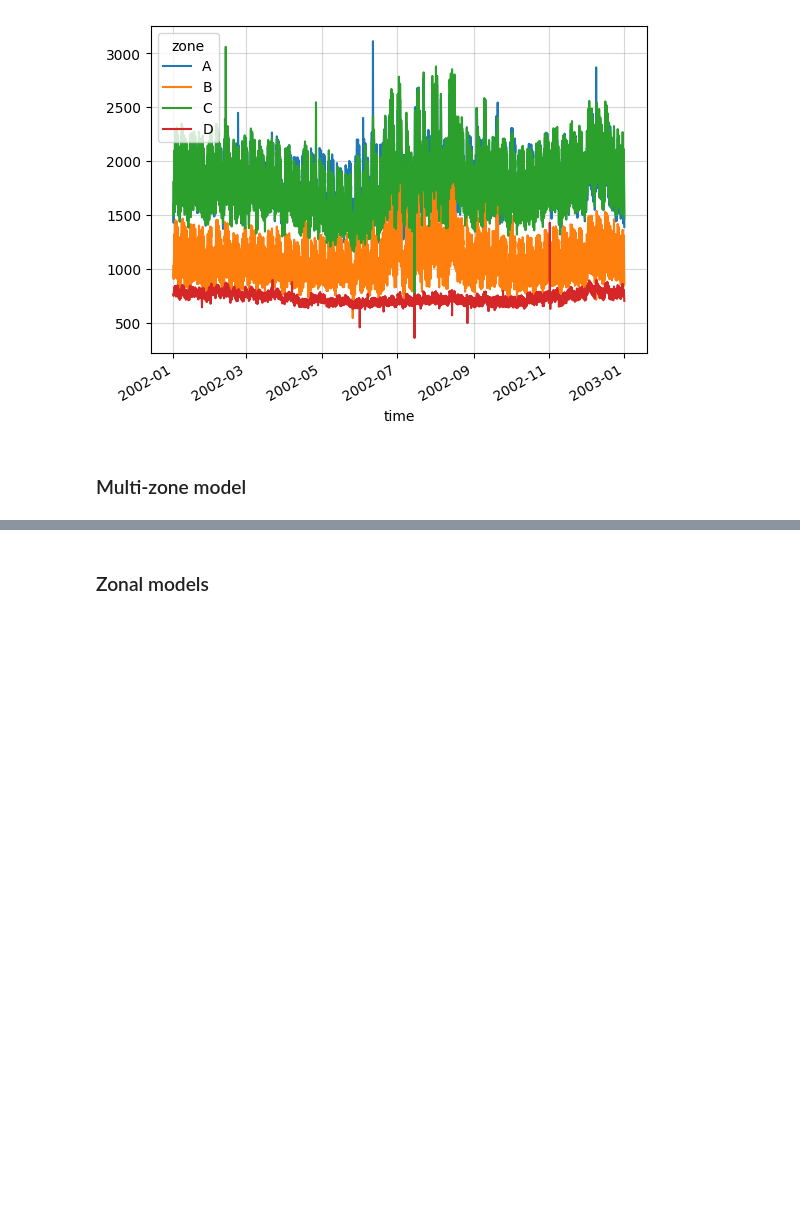
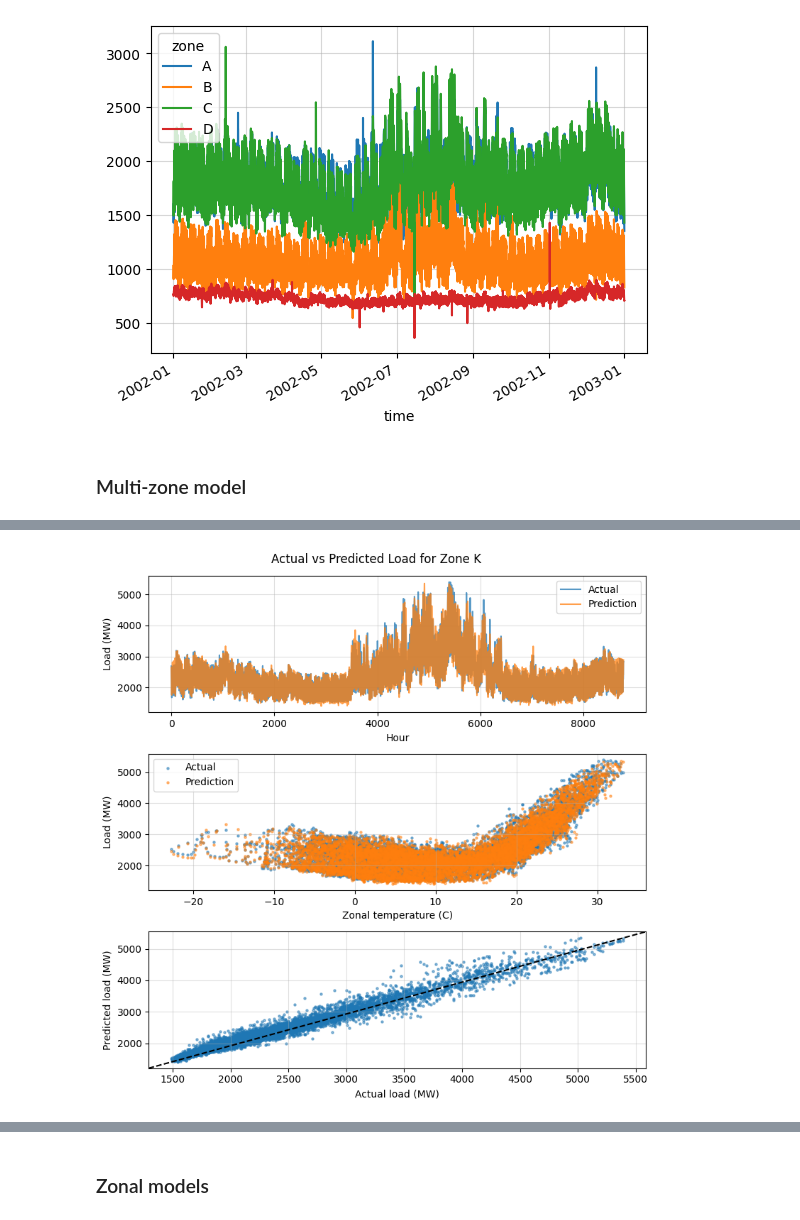
Before and after one commit to reyli4/acorn-julia, a Jupyter notebook: scripts/02_load_modeling/02_model.ipynb, the cells around one changed output, grey strips where cells are left out. Drawn from its saved outputs; the diff is of its cells as text; code cells hidden in the pictures; blank space fills up the shorter version.

```diff
--- a/scripts/02_load_modeling/02_model.ipynb
+++ b/scripts/02_load_modeling/02_model.ipynb
@@ -102,2 +122,4 @@ predictor
 # %%
-predictor.plot_results('A')
+predictor.plot_results('K')
+# %% [output]
+[figure, added]
```
Also changed, not shown: parts of 17 cells of this notebook, 4 other files.
